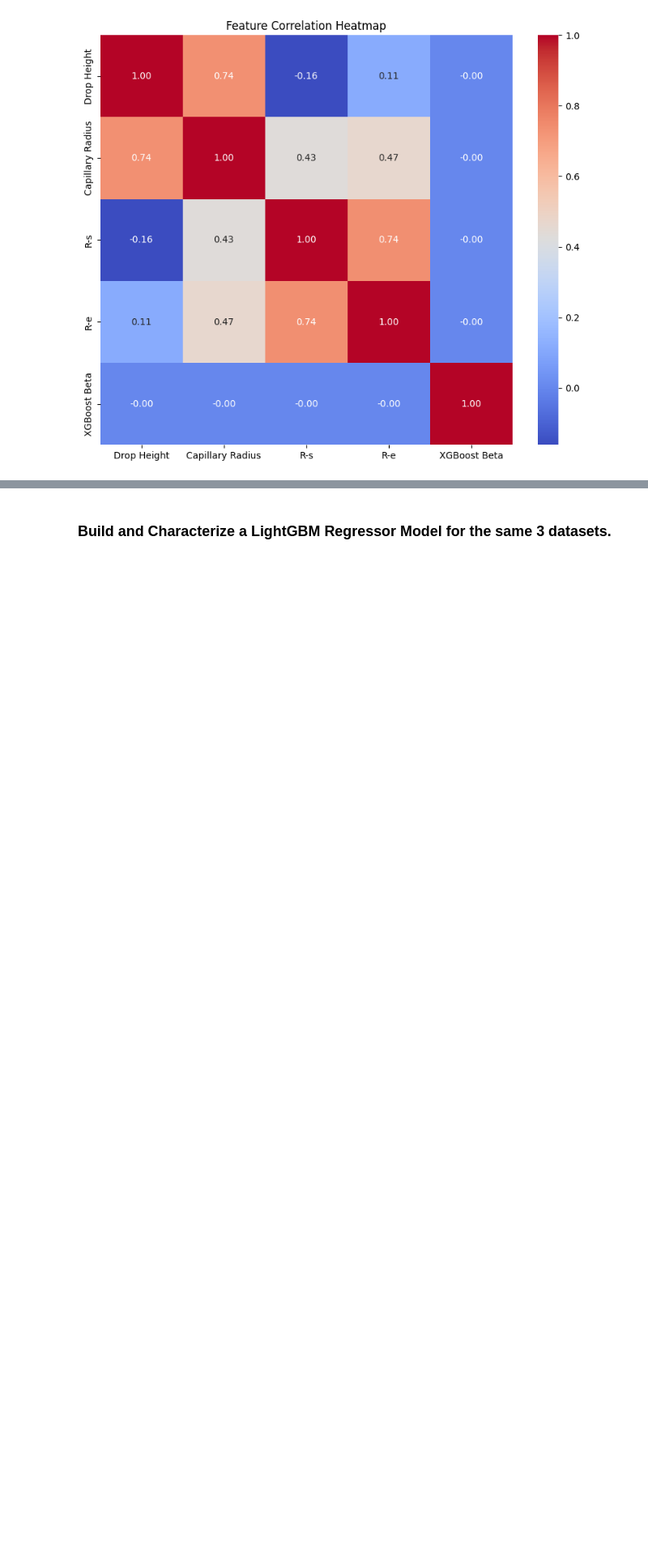
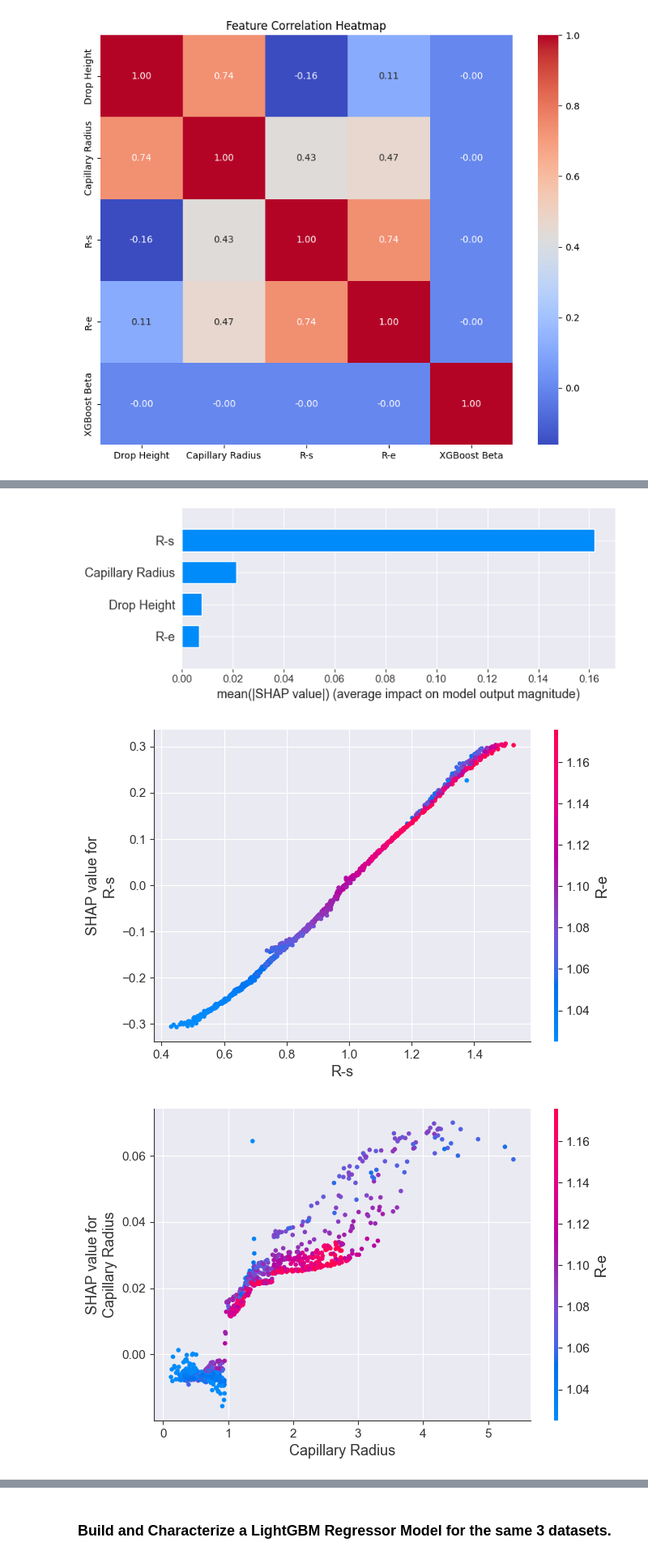
Before and after one commit to DmitriLyalikov/pdt_regressor, a Jupyter notebook: notebooks/pdt_regressor.ipynb, the cells around one changed output, grey strips where cells are left out. Shown at 81% size. Drawn from its saved outputs; the diff is of its cells as text; code cells hidden in the pictures; blank space fills up the shorter version.

```diff
--- a/notebooks/pdt_regressor.ipynb
+++ b/notebooks/pdt_regressor.ipynb
@@ -313,9 +313,16 @@ KeyboardInterrupt:
 # %%
 import shap
+step_size = max(len(X_test) // 1000, 1)
+first_row_df = X_test.iloc[::step_size]
+first_row_df = first_row_df.reset_index(drop=True)
+explainer = shap.TreeExplainer(xgb_wide)
+shap_values = explainer.shap_values(first_row_df)
+shap.initjs()
+shap.summary_plot(shap_values, first_row_df, plot_type="bar")
+shap.dependence_plot("R-s", shap_values, first_row_df )
+shap.dependence_plot("Capillary Radius", shap_values, first_row_df )
+shap.dependence_plot("Drop Height", shap_values, first_row_df )
+shap.dependence_plot("R-e", shap_values, first_row_df )
 
-explainer = shap.TreeExplainer(xgb_wide)
-shap_values = explainer.shap_values(X_test)
-# shap.initjs()
-shap.summary_plot(shap_values, X_test, plot_type="bar")
-
-#shap.force_plot(explainer.expected_value[1], shap_values[1], X_train.iloc[1])
+# shap.force_plot(explainer.expected_value[1], shap_values[1], X_train.iloc[1])
+# %% [output]
@@ -321,0 +330,3 @@ shap.summary_plot(shap_values, X_test, plot_type="bar")
+[figure, added]
+[figure, added]
+[figure, added]
```
Also changed, not shown: parts of 2 cells of this notebook.
